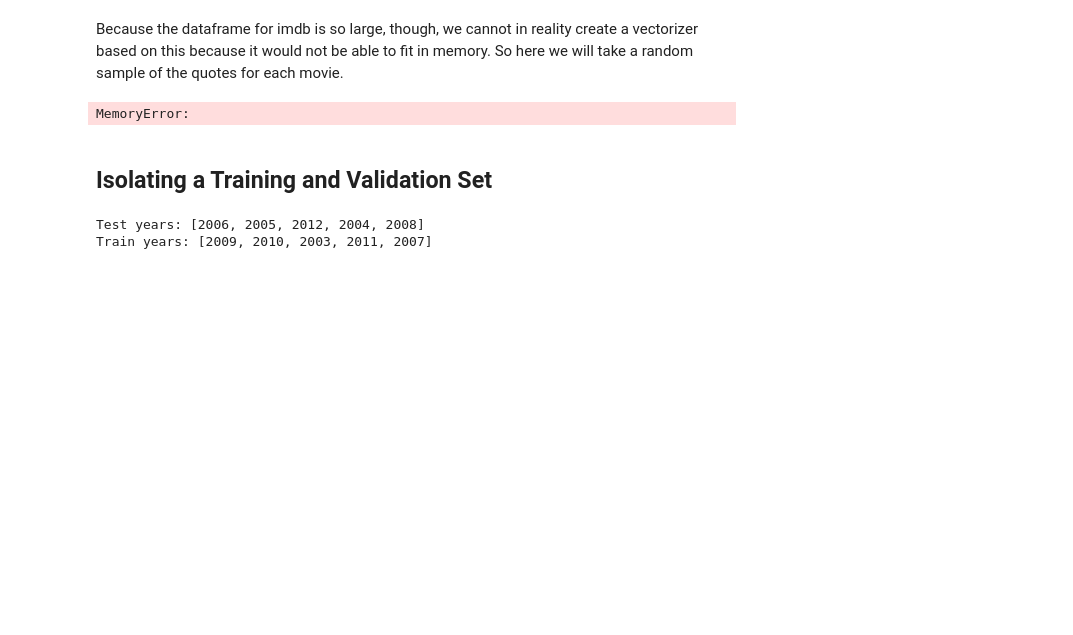
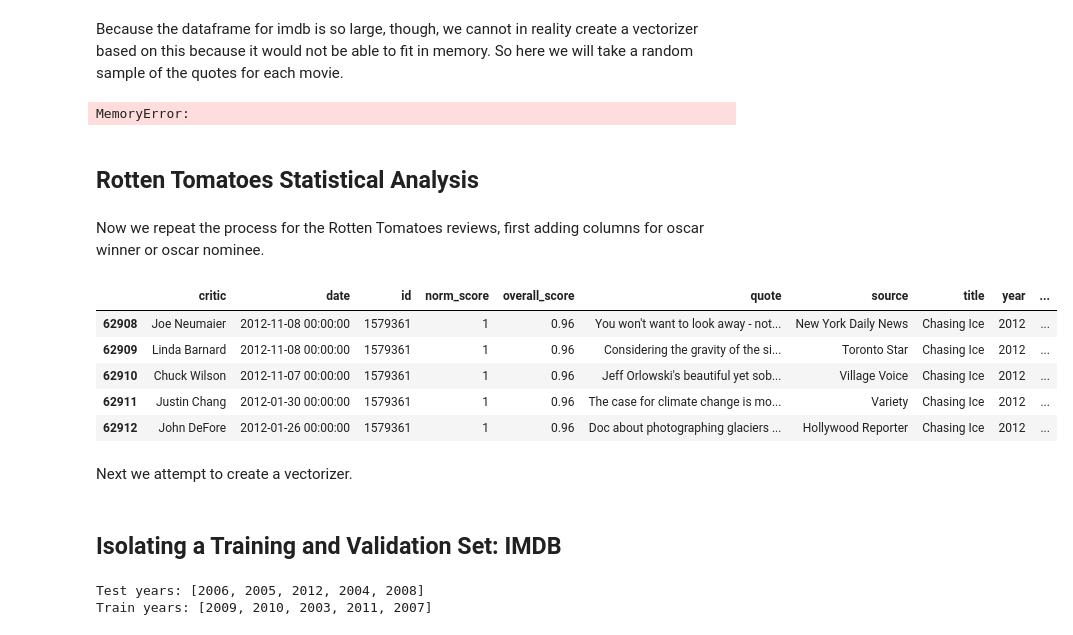
Before and after one commit to rizzomichaelg/cs109-oscars, a Jupyter notebook: process_book.ipynb, the cells around one changed output. Drawn from its saved outputs; the diff is of its cells as text; code cells hidden in the pictures; blank space fills up the shorter version.

```diff
--- a/process_book.ipynb
+++ b/process_book.ipynb
@@ -1103,0 +1164,7 @@ Number of movies:  1852
+# %%
+#def less_than_date(row):
+#   return row['date'] < pd.to_datetime('January 1 ' + str(row['year'] + 1))
+
+rotten_df['date'] = pd.to_datetime(rotten_df['date'])
+rotten_df = rotten_df[rotten_df.apply(less_than_date,axis=1)]
+rotten_df.head()
@@ -1181,3 +1267,20 @@ Because the dataframe for imdb is so large, though, we cannot in reality create
 X, Y, Z = make_xyz(imdb_df)
 # %% [output]
 MemoryError:
+# %% [markdown]
+<h2>Rotten Tomatoes Statistical Analysis</h2>
+# %% [markdown]
+Now we repeat the process for the Rotten Tomatoes reviews, first adding columns for oscar winner or oscar nominee.
+# %%
+rotten_df['id'] = rotten_df['id'].map(lambda id: str(id).zfill(7))
+add_oscar_data(rotten_df)
+rotten_df.head()
+# %% [output]
+|  | critic | date | id | norm_score | overall_score | quote | source | title | year | ... |
+| 62908 | Joe Neumaier | 2012-11-08 00:00:00 | 1579361 | 1 | 0.96 | You won't want to look away - not... | New York Daily News | Chasing Ice | 2012 | ... |
+| 62909 | Linda Barnard | 2012-11-08 00:00:00 | 1579361 | 1 | 0.96 | Considering the gravity of the si... | Toronto Star | Chasing Ice | 2012 | ... |
+| 62910 | Chuck Wilson | 2012-11-07 00:00:00 | 1579361 | 1 | 0.96 | Jeff Orlowski's beautiful yet sob... | Village Voice | Chasing Ice | 2012 | ... |
+| 62911 | Justin Chang | 2012-01-30 00:00:00 | 1579361 | 1 | 0.96 | The case for climate change is mo... | Variety | Chasing Ice | 2012 | ... |
+| 62912 | John DeFore | 2012-01-26 00:00:00 | 1579361 | 1 | 0.96 | Doc about photographing glaciers ... | Hollywood Reporter | Chasing Ice | 2012 | ... |
+# %% [markdown]
+Next we attempt to create a vectorizer.
@@ -1184,5 +1289,5 @@ MemoryError:
 # %% [markdown]
-<h2>Isolating a Training and Validation Set</h2>
+<h2>Isolating a Training and Validation Set: IMDB</h2>
 # %%
 # randomly selects test years and train years
 yrs = range(2003,2013)
```
Also changed, not shown: parts of 19 cells of this notebook.
